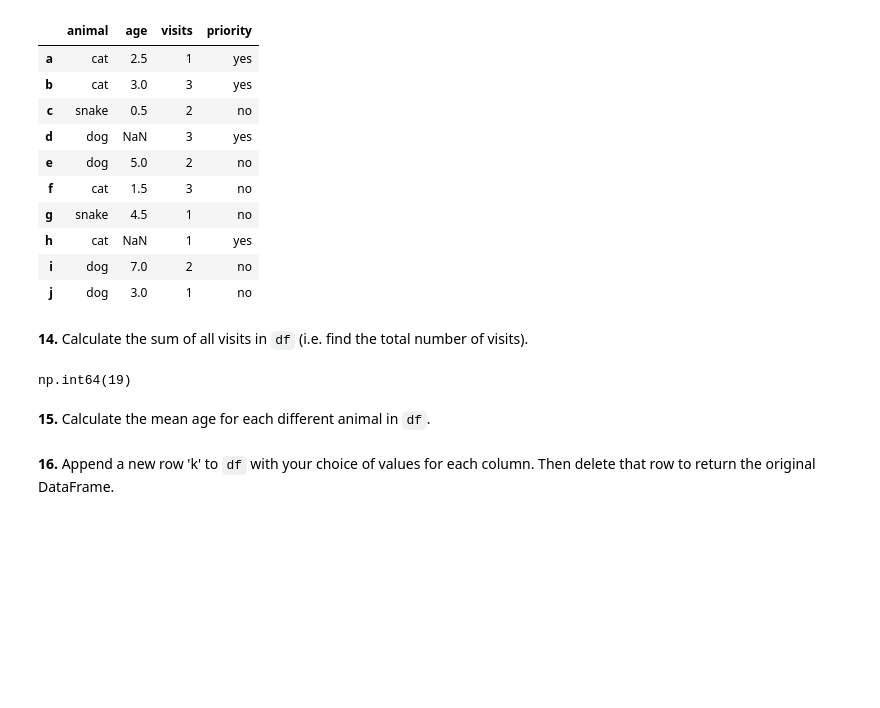
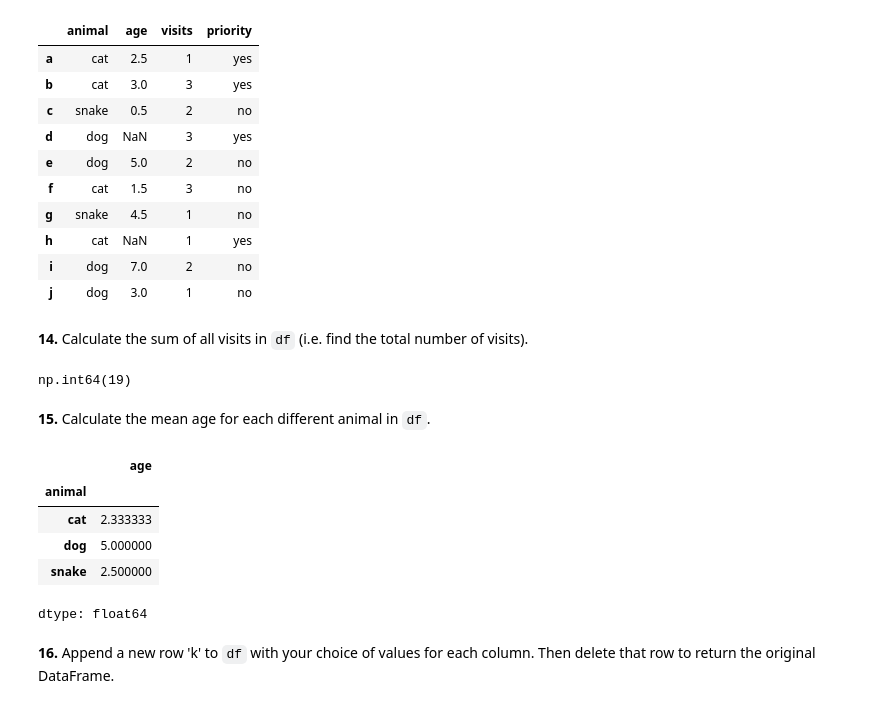
Before and after one commit to yashh-alpha/LocalRepo, a Jupyter notebook: 100-pandas-puzzles.ipynb, the cells around one changed output. Cells and saved outputs as stored; diff of their text form; code cells hidden in the pictures; blank space fills up the shorter version.

```diff
--- a/100-pandas-puzzles.ipynb
+++ b/100-pandas-puzzles.ipynb
@@ -216,5 +216,14 @@ df["visits"].sum()
 np.int64(19)
 # %% [markdown]
 **15.** Calculate the mean age for each different animal in `df`.
+# %%
+df.groupby("animal")['age'].agg('mean')
+# %% [output]
+|  | age |
+| animal |  |
+| cat | 2.333333 |
+| dog | 5.000000 |
+| snake | 2.500000 |
+dtype: float64
 # %% [markdown]
 **16.** Append a new row 'k' to `df` with your choice of values for each column. Then delete that row to return the original DataFrame.
```
Also changed, not shown: parts of 2 cells of this notebook.
